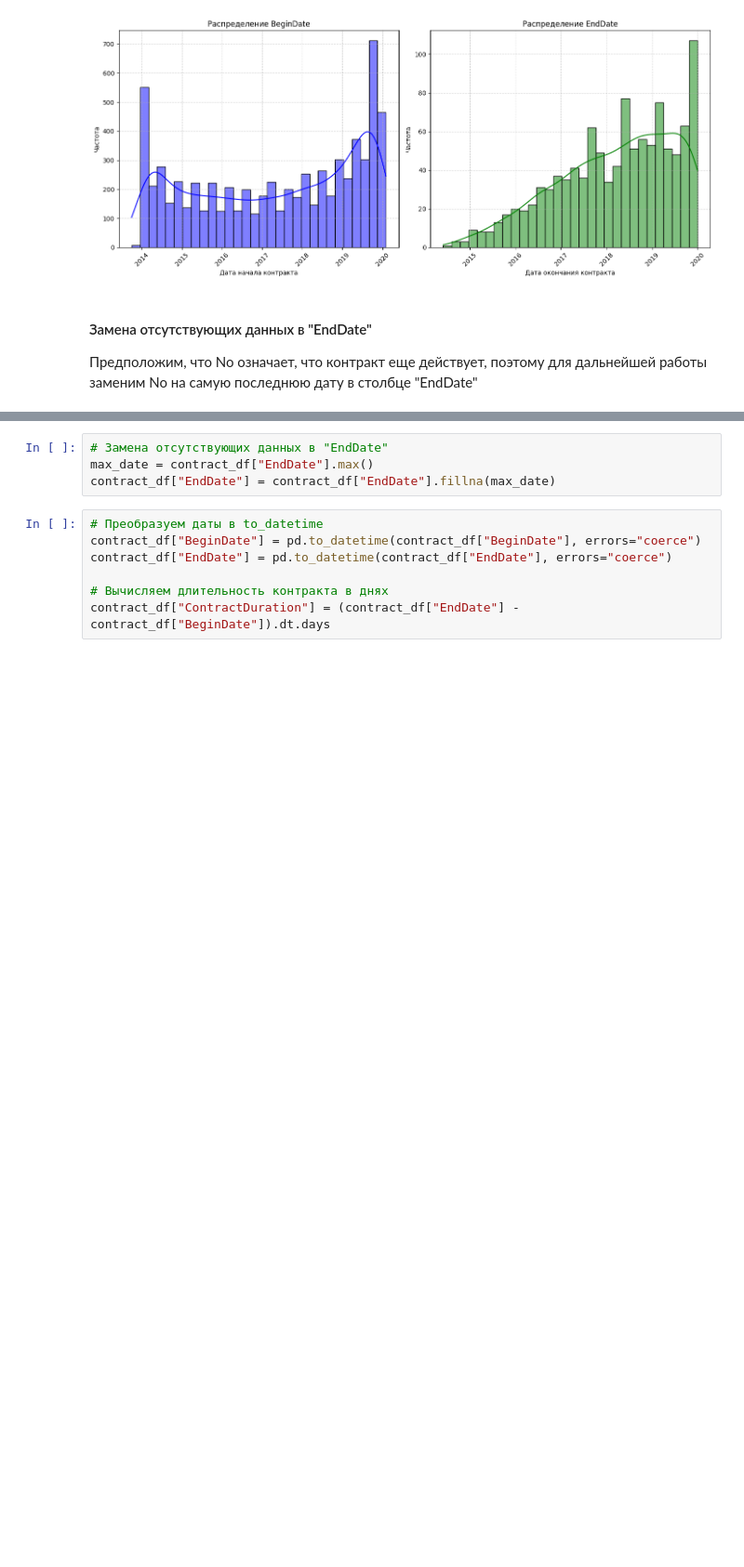
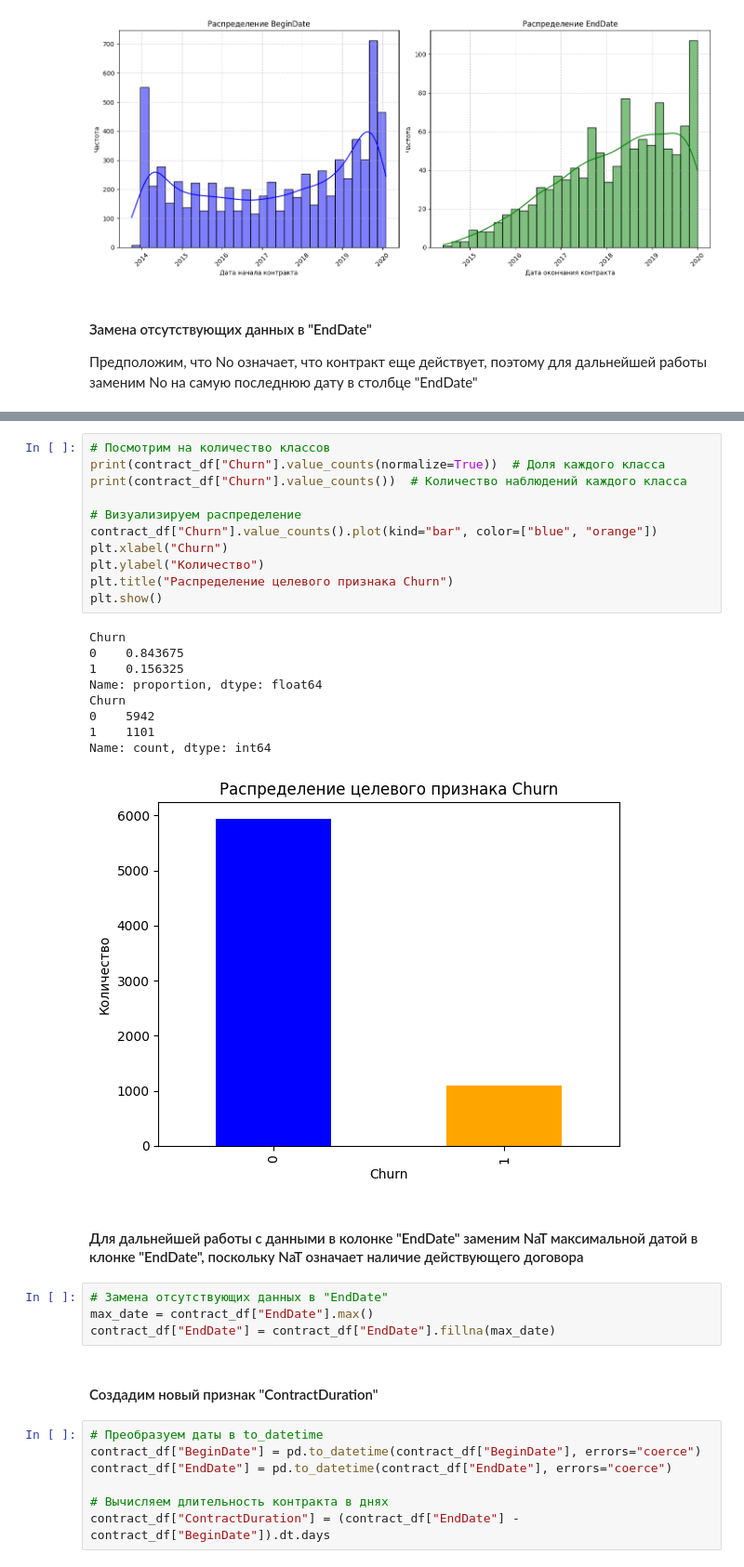
Before and after one commit to IgnatenkoNady/Day_to_day_diploma, a Jupyter notebook: 2025_02_16_diplom.ipynb, the cells around one changed output, grey strips where cells are left out. Shown at 93% size. Drawn from its saved outputs; the diff is of its cells as text; blank space fills up the shorter version.

```diff
--- a/2025_02_16_diplom.ipynb
+++ b/2025_02_16_diplom.ipynb
@@ -317,7 +349,32 @@ plt.show()
+# %%
+# Посмотрим на количество классов
+print(contract_df["Churn"].value_counts(normalize=True))  # Доля каждого класса
+print(contract_df["Churn"].value_counts())  # Количество наблюдений каждого класса
+
+# Визуализируем распределение
+contract_df["Churn"].value_counts().plot(kind="bar", color=["blue", "orange"])
+plt.xlabel("Churn")
+plt.ylabel("Количество")
+plt.title("Распределение целевого признака Churn")
+plt.show()
+# %% [output]
+Churn
+0    0.843675
+1    0.156325
+Name: proportion, dtype: float64
+Churn
+0    5942
+1    1101
+Name: count, dtype: int64
+[figure, added]
+# %% [markdown]
+#### Для дальнейшей работы с данными в колонке "EndDate" заменим NaT максимальной датой в клонке  "EndDate", поскольку NaT означает наличие действующего договора
 # %%
 # Замена отсутствующих данных в "EndDate"
 max_date = contract_df["EndDate"].max()
 contract_df["EndDate"] = contract_df["EndDate"].fillna(max_date)
+# %% [markdown]
+#### Создадим новый признак  "ContractDuration"
 # %%
 # Преобразуем даты в to_datetime
 contract_df["BeginDate"] = pd.to_datetime(contract_df["BeginDate"], errors="coerce")
```
Also changed, not shown: parts of 36 cells of this notebook, 1 other file.
